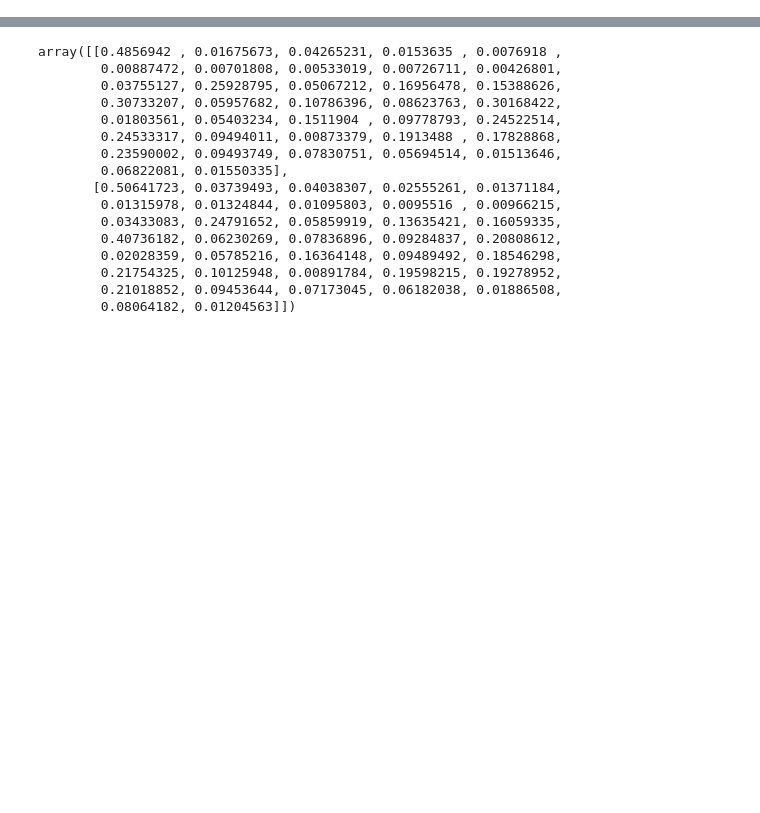
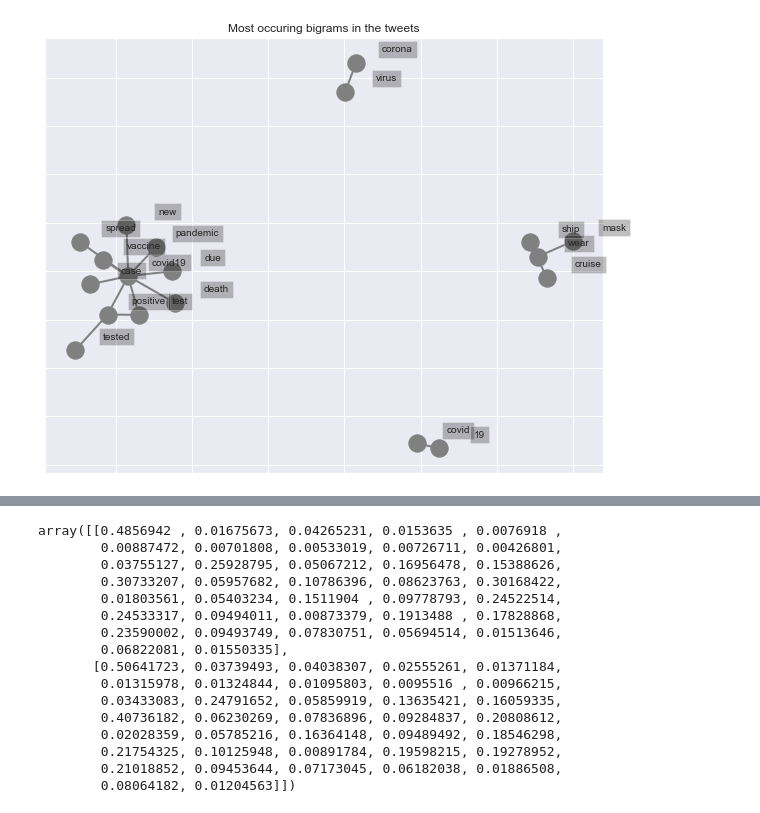
Before and after one commit to AndrewEdward37/67364_Final_Project, a Jupyter notebook: analysis.ipynb, the cells around one changed output, grey strips where cells are left out. Cells and saved outputs as stored; diff of their text form; code cells hidden in the pictures; blank space fills up the shorter version.

```diff
--- a/analysis.ipynb
+++ b/analysis.ipynb
@@ -83,5 +276,6 @@ def clean_tweet(tweet):
 # %%
-tweets_list = covid_19_tweets['Tweet'].tolist()
-# clean_tweet(covid_19_tweets.iloc['Tweet'])
-for i,tweet in enumerate(tweets_list):
-    tweets_list[i] = clean_tweet(tweet)
+tweets = covid_19_tweets['Tweet'].tolist()
+tweets_list = []
+
+for tweet in tweets:
+    tweets_list.append(tweet.split(" "))
@@ -120,0 +285,48 @@ print(tweet_features(tweets_list))
+# %%
+# Create list of lists containing bigrams in tweets
+terms_bigram = [list(bigrams(tweet)) for tweet in covid_19_tweets['words_list'].tolist()]
+# %%
+# Flatten list of bigrams in clean tweets
+bigrams = list(itertools.chain(*terms_bigram))
+
+# Create counter of words in clean bigrams
+bigram_counts = collections.Counter(bigrams)
+
+bigram_df = pd.DataFrame(bigram_counts.most_common(15),
+                             columns=['bigram', 'count'])
+
+# Create dictionary of bigrams and their counts
+d = bigram_df.set_index('bigram').T.to_dict('records')
+# Create network plot
+G = nx.Graph()
+
+# Create connections between nodes
+for k, v in d[0].items():
+    G.add_edge(k[0], k[1], weight=(v * 5))
+
+fig, ax = plt.subplots(figsize=(10, 8))
+
+pos = nx.spring_layout(G, k=4)
+
+# Plot networks
+nx.draw_networkx(G, pos,
+                 font_size=10,
+                 width=2,
+                 edge_color='grey',
+                 node_color='gray',
+                 with_labels = False,
+                 ax=ax)
+
+# Create offset labels
+for key, value in pos.items():
+    x, y = value[0]+.135, value[1]+.045
+    ax.text(x, y,
+            s=key,
+            bbox=dict(facecolor='black', alpha=0.25),
+            horizontalalignment='center', fontsize=10)
+
+plt.title("Most occuring bigrams in the tweets")
+
+plt.show()
+# %% [output]
+[figure, added]
```
Also changed, not shown: parts of 30 cells of this notebook, 2 other files.
